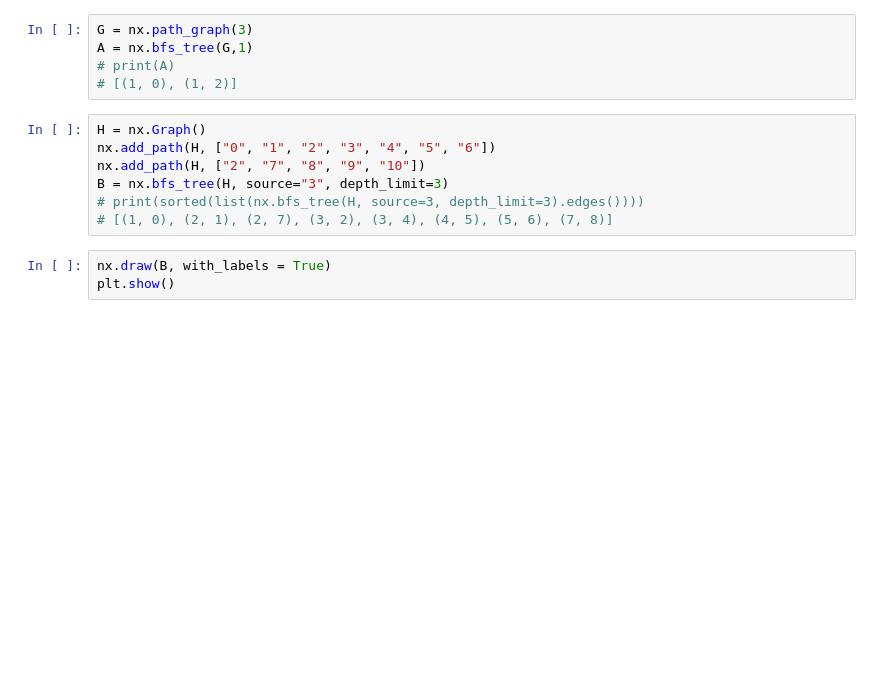
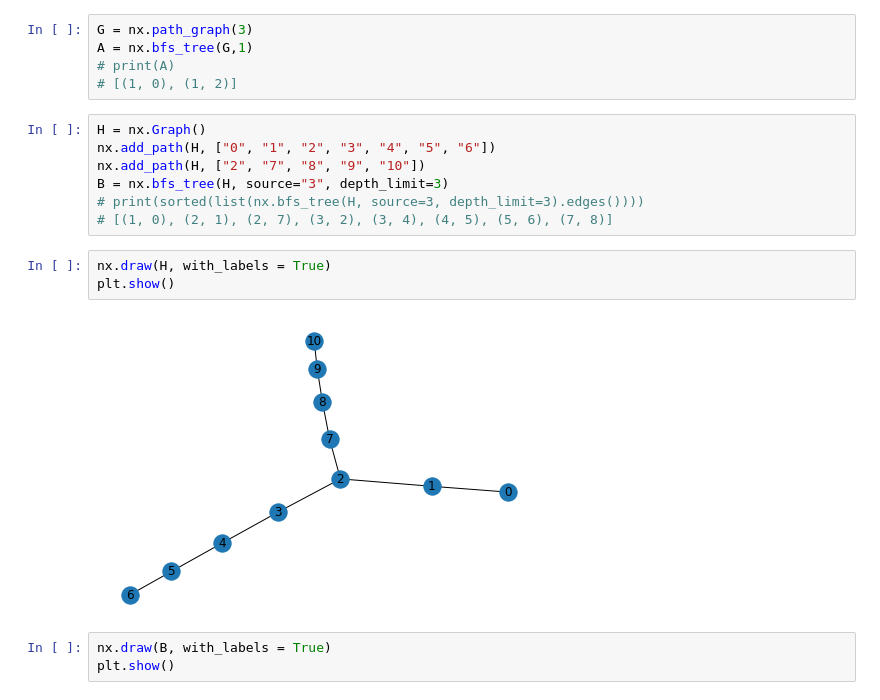
Before and after one commit to safhiram/Tutorial_Python_KB, a Jupyter notebook: BFS lib networkx 2.4.ipynb, the cells around one changed output. Saved outputs shown, nothing was run; the diff lists cells and outputs as text; blank space fills up the shorter version.

```diff
--- a/BFS lib networkx 2.4.ipynb
+++ b/BFS lib networkx 2.4.ipynb
@@ -379,6 +379,11 @@ nx.add_path(H, ["2", "7", "8", "9", "10"])
 B = nx.bfs_tree(H, source="3", depth_limit=3)
 # print(sorted(list(nx.bfs_tree(H, source=3, depth_limit=3).edges())))
 # [(1, 0), (2, 1), (2, 7), (3, 2), (3, 4), (4, 5), (5, 6), (7, 8)]
+# %%
+nx.draw(H, with_labels = True)
+plt.show()
+# %% [output]
+[figure, added]
 # %%
 nx.draw(B, with_labels = True)
 plt.show()
```
